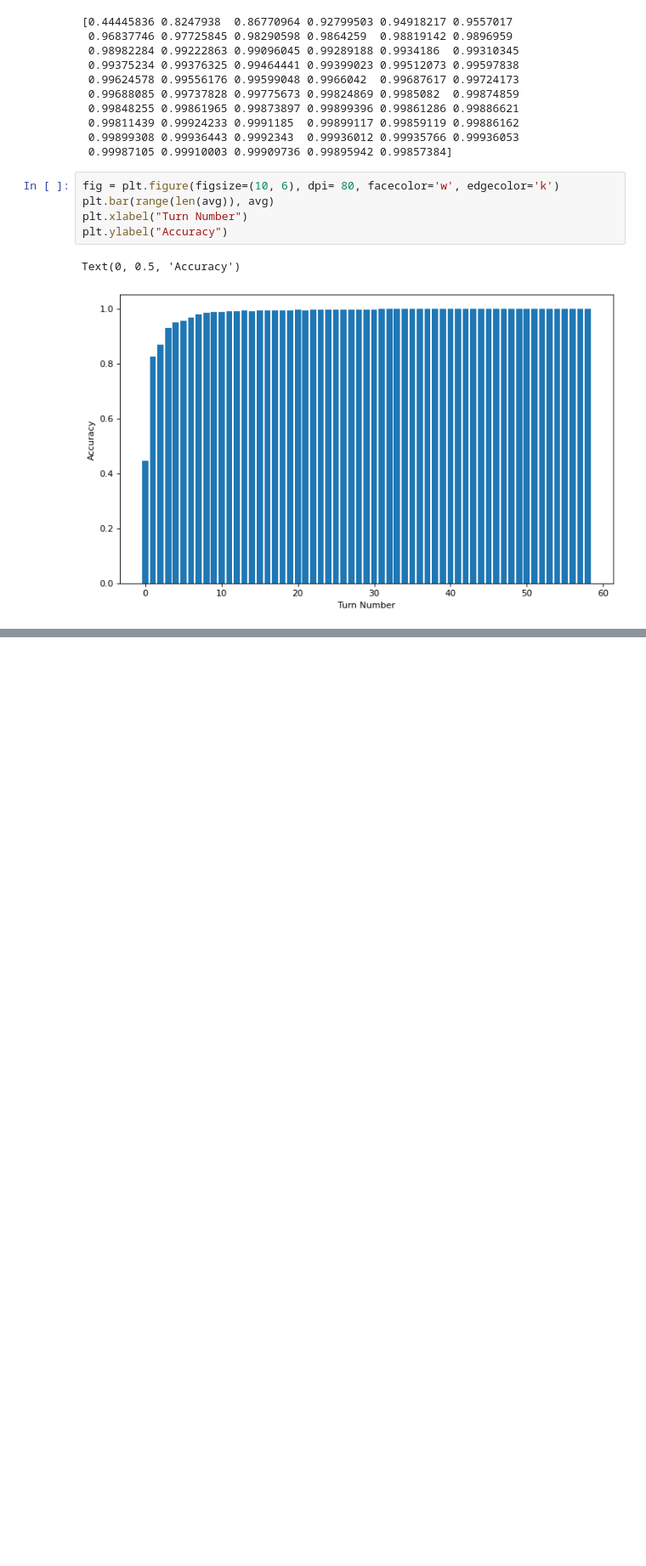
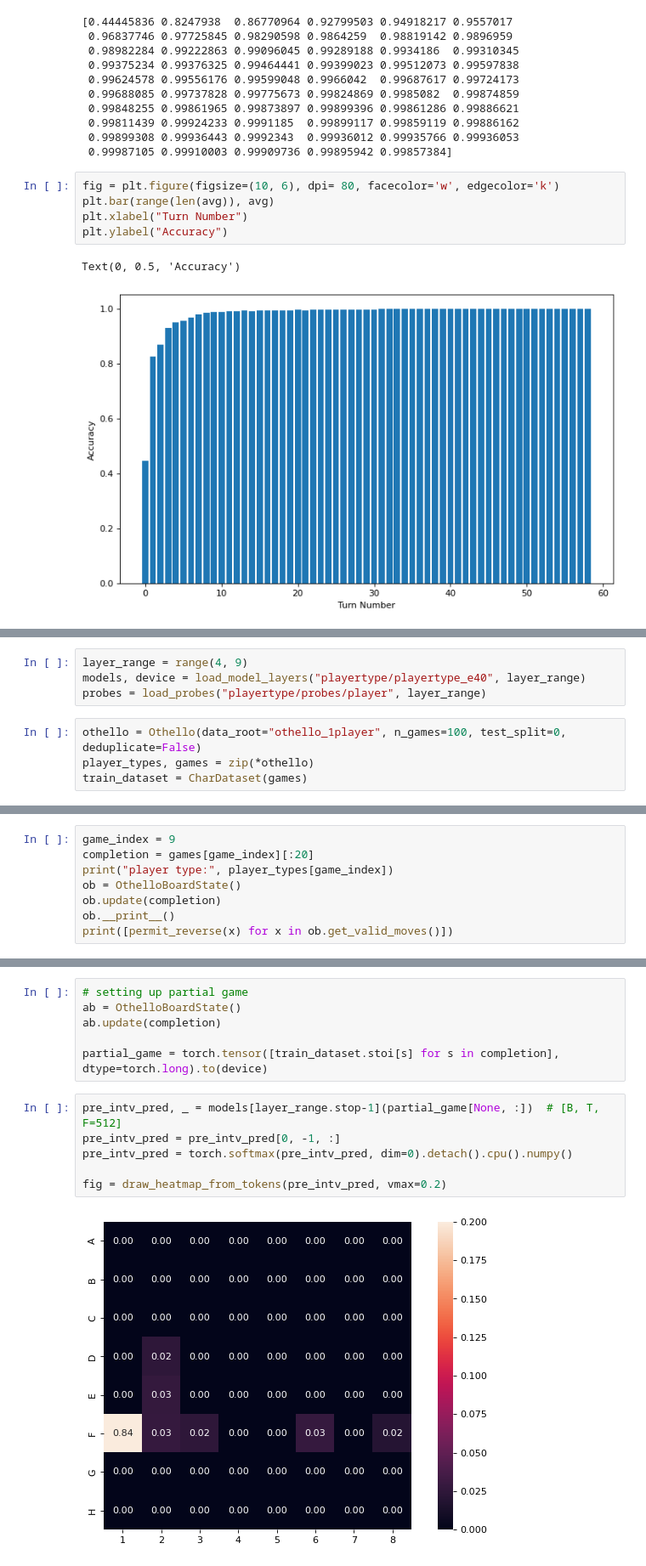
Before and after one commit to icemoon97/othello_world, a Jupyter notebook: probing_playertype.ipynb, the cells around one changed output, grey strips where cells are left out. Shown at 85% size. Cells and saved outputs as stored; diff of their text form; blank space fills up the shorter version.

```diff
--- a/probing_playertype.ipynb
+++ b/probing_playertype.ipynb
@@ -231,0 +279,8 @@ Text(0, 0.5, 'Accuracy')
+# %%
+layer_range = range(4, 9)
+models, device = load_model_layers("playertype/playertype_e40", layer_range)
+probes = load_probes("playertype/probes/player", layer_range)
+# %%
+othello = Othello(data_root="othello_1player", n_games=100, test_split=0, deduplicate=False)
+player_types, games = zip(*othello)
+train_dataset = CharDataset(games)
@@ -231,0 +291,8 @@ Text(0, 0.5, 'Accuracy')
+# %%
+game_index = 9
+completion = games[game_index][:20]
+print("player type:", player_types[game_index])
+ob = OthelloBoardState()
+ob.update(completion)
+ob.__print__()
+print([permit_reverse(x) for x in ob.get_valid_moves()])
@@ -231,0 +314,14 @@ Text(0, 0.5, 'Accuracy')
+# %%
+# setting up partial game
+ab = OthelloBoardState()
+ab.update(completion)
+
+partial_game = torch.tensor([train_dataset.stoi[s] for s in completion], dtype=torch.long).to(device)
+# %%
+pre_intv_pred, _ = models[layer_range.stop-1](partial_game[None, :])  # [B, T, F=512]
+pre_intv_pred = pre_intv_pred[0, -1, :]
+pre_intv_pred = torch.softmax(pre_intv_pred, dim=0).detach().cpu().numpy()
+
+fig = draw_heatmap_from_tokens(pre_intv_pred, vmax=0.2)
+# %% [output]
+[figure, added]
```
Also changed, not shown: parts of 14 cells of this notebook, 1 other file.
